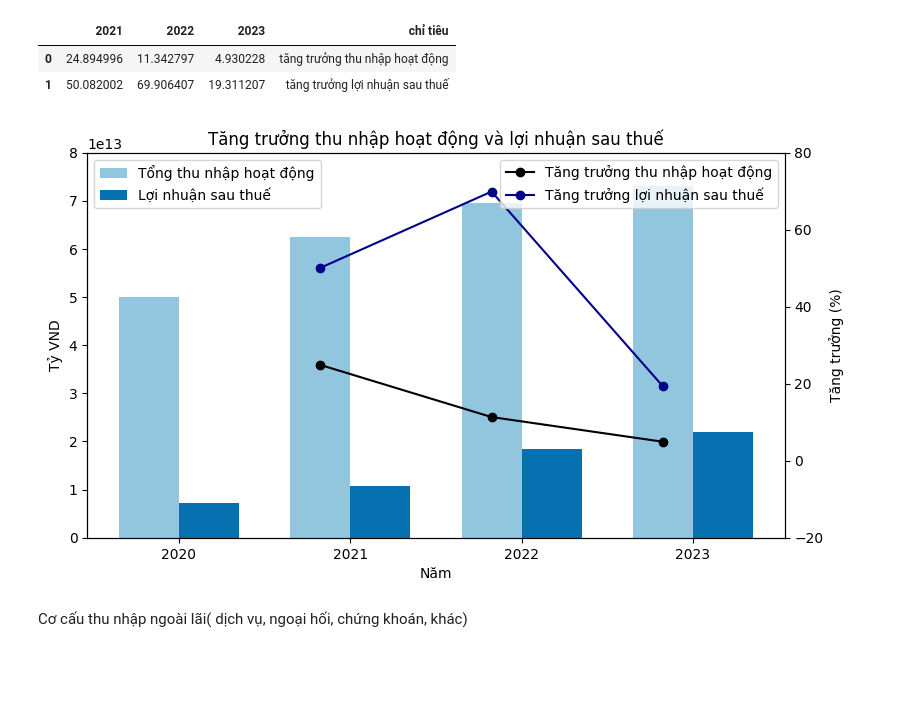
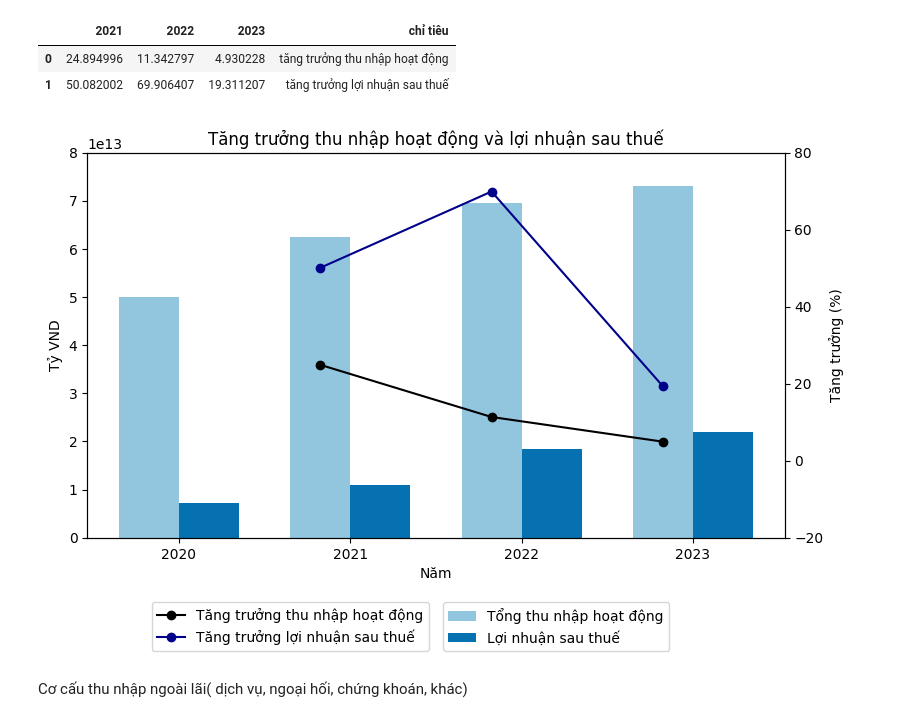
Before and after one commit to BarbaraKieu2409/Analyze_BID_stock, a Jupyter notebook: bid_bctc.ipynb, the cells around one changed output. Saved outputs shown, nothing was run; the diff lists cells and outputs as text; code cells hidden in the pictures; blank space fills up the shorter version.

```diff
--- a/bid_bctc.ipynb
+++ b/bid_bctc.ipynb
@@ -474,6 +565,6 @@ Tăng trưởng thu nhập hoạt động và LNST năm 2020 - 2023
 # %%
-df = pd.read_csv("dataset/tình_hình_kinh_tế.csv")
-df
+df_thkt = pd.read_csv("dataset/tình_hình_kinh_tế.csv")
+df_thkt
 # %% [output]
 |  | chỉ tiêu | 2020 | 2021 | 2022 | 2023 |
 | 0 | Tổng doanh thu | 117,452,648,000,000 | 120,523,066,000,000 | 138,272,273,000,000 | 171,552,516,000,000 |
@@ -489,0 +580,3 @@ df['2023'] = df['2023'].str.replace(",","").astype(float)
+# %%
+df_thkt = convert_col_to_float(df_thkt,col_year)
+df_thkt.dtypes
@@ -490,5 +590,5 @@ df['2023'] = df['2023'].str.replace(",","").astype(float)
 # %%
-income= df.iloc[5]
+income= df_thkt.iloc[5]
 income
 # %% [output]
 chỉ tiêu    Tổng thu nhập hoạt động
@@ -515,7 +615,7 @@ chỉ tiêu    tăng trưởng thu nhập hoạt động
 Name: 5, dtype: object
 # %%
 # Lợi nhuận sau thuế
-pat = df1.iloc[11]
+pat = df_kqhdkd_year.iloc[11]
 pat
 # %% [output]
 chỉ tiêu    XIII. Lợi nhuận sau thuế
@@ -557,53 +671,35 @@ growth
 # %%
-import matplotlib.pyplot as plt
-import numpy as np
-
-# Dữ liệu cho Bar Chart (Tổng thu nhập hoạt động và lợi nhuận sau thuế)
-year_indices = ["2020", "2021", "2022", "2023"]
-years = [2020,2021,2022,2023]
-
-total_operating_income = In[In["chỉ tiêu"]=="Tổng thu nhập hoạt động"][year_indices].to_numpy()[0]
-NPAT = In[In["chỉ tiêu"]=="XIII. Lợi nhuận sau thuế"][year_indices].to_numpy()[0]
-
-# Dữ liệu cho Line Graph (Tăng trưởng thu nhập hoạt động và lợi nhuận sau thuế)
-total_operating_income_growth_year_indices = ["2021", "2022", "2023"]
-total_operating_income_growth_years = [2021, 2022, 2023]
-
-total_operating_income_growth = growth[growth["chỉ tiêu"]=="tăng trưởng thu nhập hoạt động"][total_operating_income_growth_year_indices].to_numpy()[0]
-NPAT_growth = growth[growth["chỉ tiêu"]=="tăng trưởng lợi nhuận sau thuế"][total_operating_income_growth_year_indices].to_numpy()[0]
-
 fig, ax1 = plt.subplots(figsize=(9,5))
 
 # Vẽ Bar Chart trên trục y1
 bar_width = 0.35
 bar1 = ax1.bar(years, total_operating_income, bar_width, label='Tổng thu nhập hoạt động', color='#92c5de')
 bar2 = ax1.bar(np.array(years) + bar_width, NPAT, bar_width, label='Lợi nhuận sau thuế', color='#0571b0')
 
 # Thiết lập trục y1 (trục bên trái)
 ax1.set_xlabel('Năm')
 ax1.set_ylabel('Tỷ VND', color='black')
 ax1.set_ylim(0, 80000000000000)
 ax1.set_xticks(np.array(years) + bar_width / 2)
 ax1.set_xticklabels(years)
 ax1.tick_params(axis='y', labelcolor='black')
 
 # Tạo trục y2 (trục bên phải)
 ax2 = ax1.twinx()
 ax2.set_ylabel('Tăng trưởng (%)', color='black')
 ax2.set_ylim(-20, 80)
 ax2.tick_params(axis='y', labelcolor='black')
 
 # Vẽ Line Graph trên trục y2
 line1 = ax2.plot(total_operating_income_growth_years, total_operating_income_growth, label='Tăng trưởng thu nhập hoạt động', color='black', marker='o')
 line2 = ax2.plot(total_operating_income_growth_years, NPAT_growth, label='Tăng trưởng lợi nhuận sau thuế', color='darkblue', marker='o')
 
 # Hiển thị legend
-ax1.legend(loc='upper left')
-ax2.legend(loc='upper right')
-
+ax1.legend(loc='upper left', bbox_to_anchor=(0.5, -0.15))
+ax2.legend(loc='upper right', bbox_to_anchor=(0.5, -0.15))
 plt.title('Tăng trưởng thu nhập hoạt động và lợi nhuận sau thuế')
 plt.show()
 # %% [output]
-[figure, old version]
+[figure, new version]
 # %% [markdown]
 Cơ cấu thu nhập ngoài lãi( dịch vụ, ngoại hối, chứng khoán, khác)
```
Also changed, not shown: parts of 146 cells of this notebook, 20 other files.
